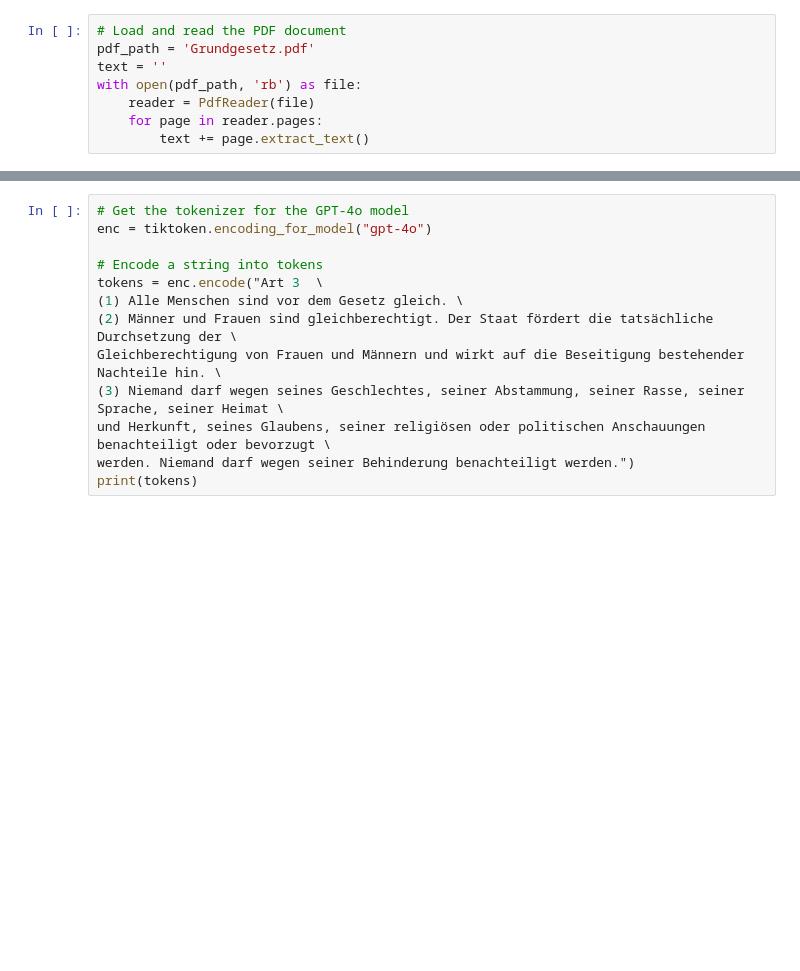
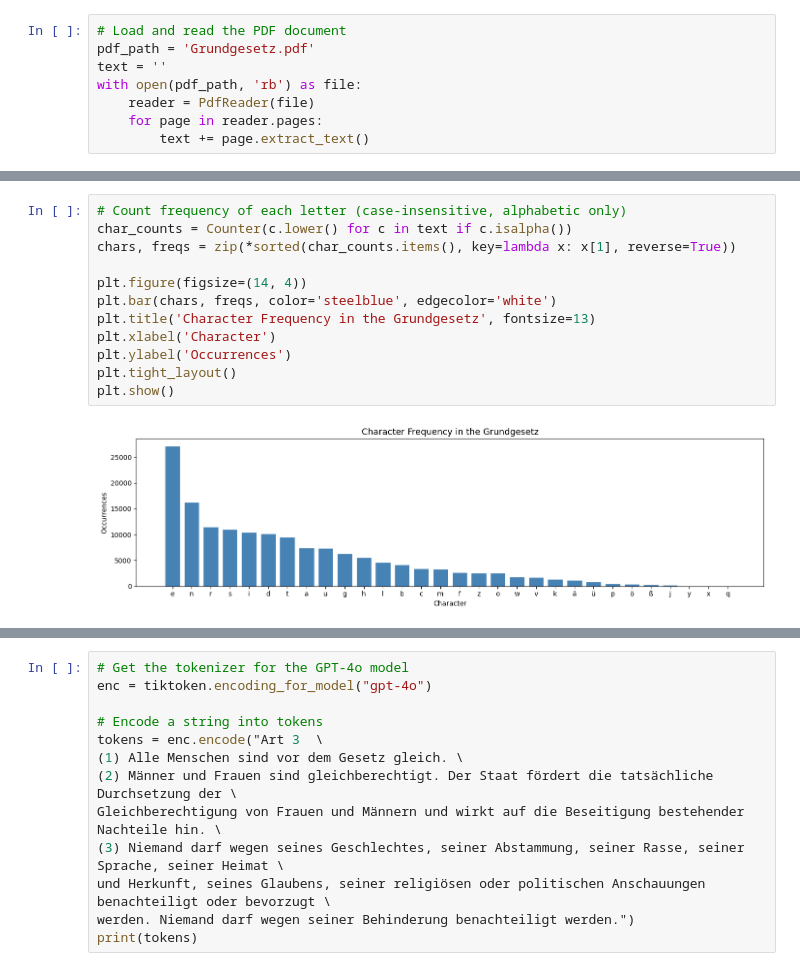
Before and after one commit to DEschweiler/EmbodiedAI_MathToMotion, a Jupyter notebook: notebooks/LLM_principle.ipynb, the cells around one changed output, grey strips where cells are left out. Cells and saved outputs as stored; diff of their text form; blank space fills up the shorter version.

```diff
--- a/notebooks/LLM_principle.ipynb
+++ b/notebooks/LLM_principle.ipynb
@@ -48 +55,15 @@ werden. Niemand darf wegen seiner Behinderung benachteiligt werden.
+# %%
+# Count frequency of each letter (case-insensitive, alphabetic only)
+char_counts = Counter(c.lower() for c in text if c.isalpha())
+chars, freqs = zip(*sorted(char_counts.items(), key=lambda x: x[1], reverse=True))
+
+plt.figure(figsize=(14, 4))
+plt.bar(chars, freqs, color='steelblue', edgecolor='white')
+plt.title('Character Frequency in the Grundgesetz', fontsize=13)
+plt.xlabel('Character')
+plt.ylabel('Occurrences')
+plt.tight_layout()
+plt.show()
+# %% [output]
+[figure, added]
 # %% [markdown]
```
Also changed, not shown: parts of 14 cells of this notebook, 30 other files.
